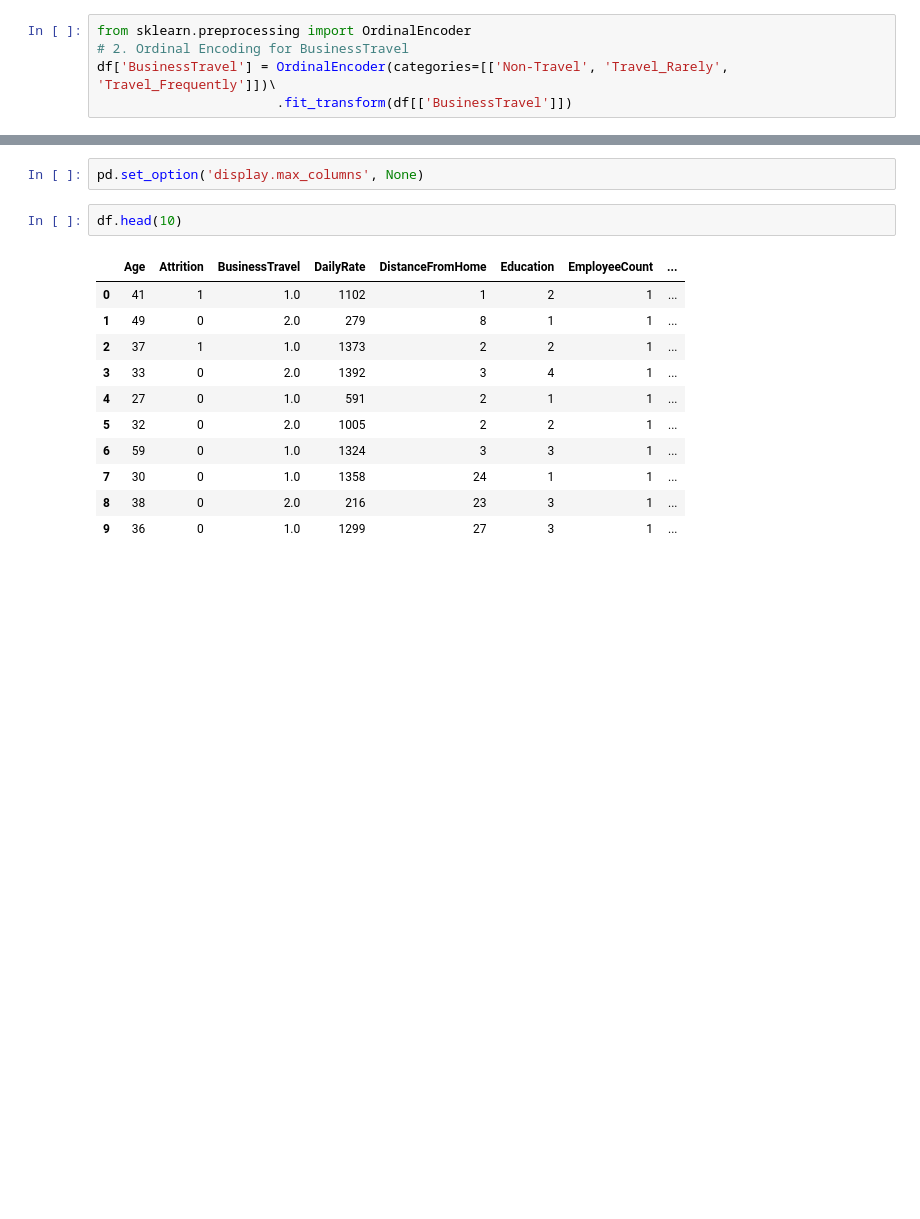
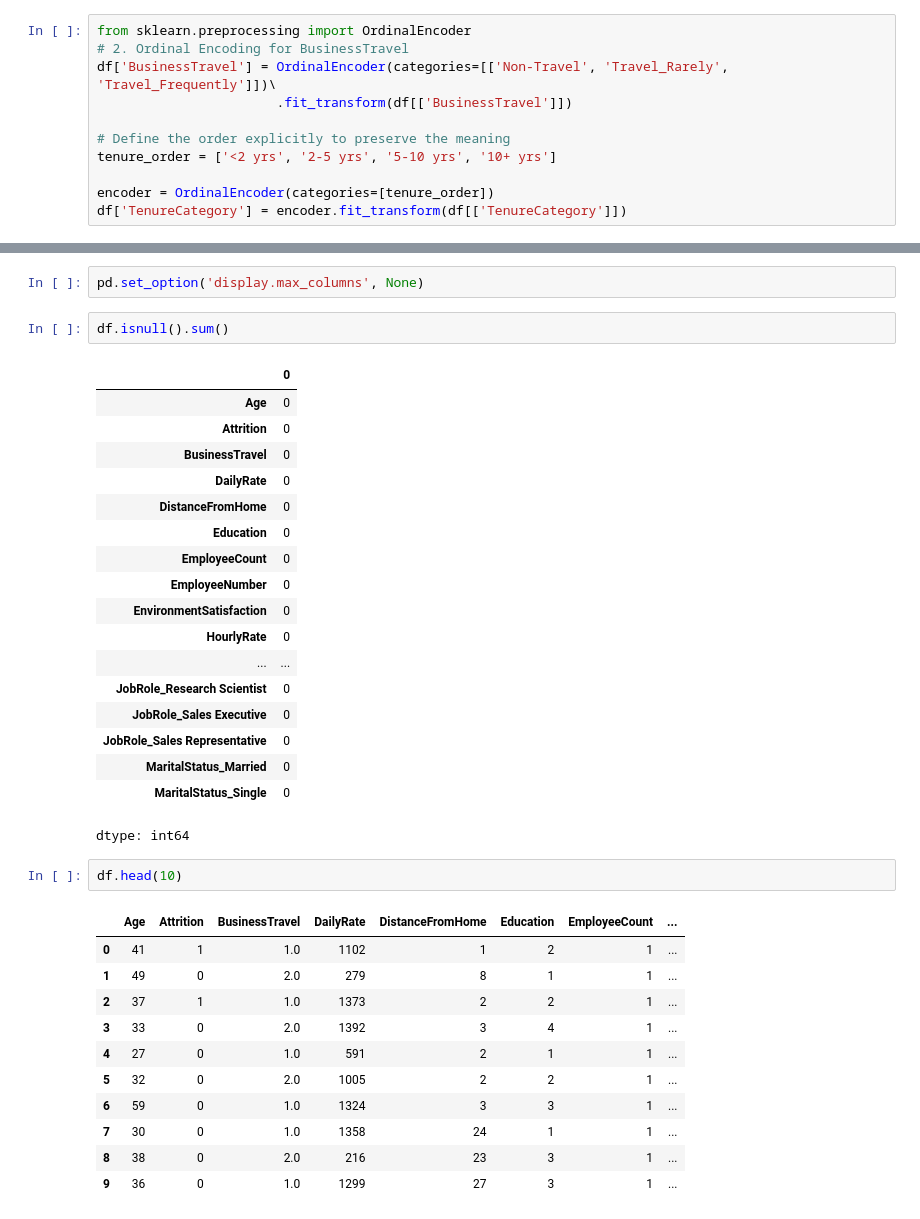
Before and after one commit to Mahendran180923/employee_attrition, a Jupyter notebook: Employee_Attrition.ipynb, the cells around one changed output, grey strips where cells are left out. Cells and saved outputs as stored; diff of their text form; blank space fills up the shorter version.

```diff
--- a/Employee_Attrition.ipynb
+++ b/Employee_Attrition.ipynb
@@ -312,6 +342,12 @@ from sklearn.preprocessing import OrdinalEncoder
 # 2. Ordinal Encoding for BusinessTravel
 df['BusinessTravel'] = OrdinalEncoder(categories=[['Non-Travel', 'Travel_Rarely', 'Travel_Frequently']])\
                        .fit_transform(df[['BusinessTravel']])
+
+# Define the order explicitly to preserve the meaning
+tenure_order = ['<2 yrs', '2-5 yrs', '5-10 yrs', '10+ yrs']
+
+encoder = OrdinalEncoder(categories=[tenure_order])
+df['TenureCategory'] = encoder.fit_transform(df[['TenureCategory']])
 # %% [markdown]
 ## One Hot Encoding
 # %%
@@ -393,5 +429,26 @@ memory usage: 539.9 KB
 # %%
 pd.set_option('display.max_columns', None)
+# %%
+df.isnull().sum()
+# %% [output]
+|  | 0 |
+| Age | 0 |
+| Attrition | 0 |
+| BusinessTravel | 0 |
+| DailyRate | 0 |
+| DistanceFromHome | 0 |
+| Education | 0 |
+| EmployeeCount | 0 |
+| EmployeeNumber | 0 |
+| EnvironmentSatisfaction | 0 |
+| HourlyRate | 0 |
+| ... | ... |
+| JobRole_Research Scientist | 0 |
+| JobRole_Sales Executive | 0 |
+| JobRole_Sales Representative | 0 |
+| MaritalStatus_Married | 0 |
+| MaritalStatus_Single | 0 |
+dtype: int64
 # %%
 df.head(10)
 # %% [output]
```
Also changed, not shown: parts of 16 cells of this notebook.
